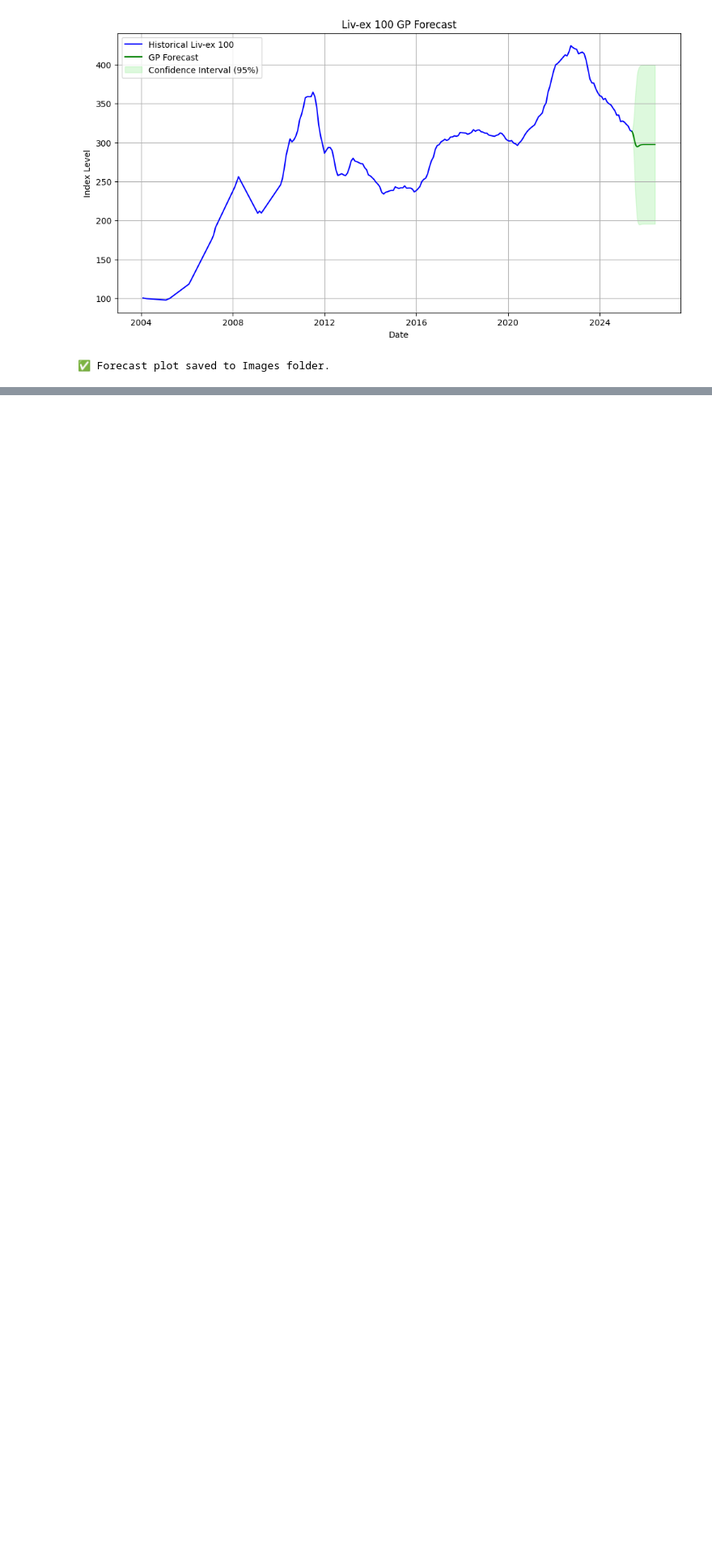
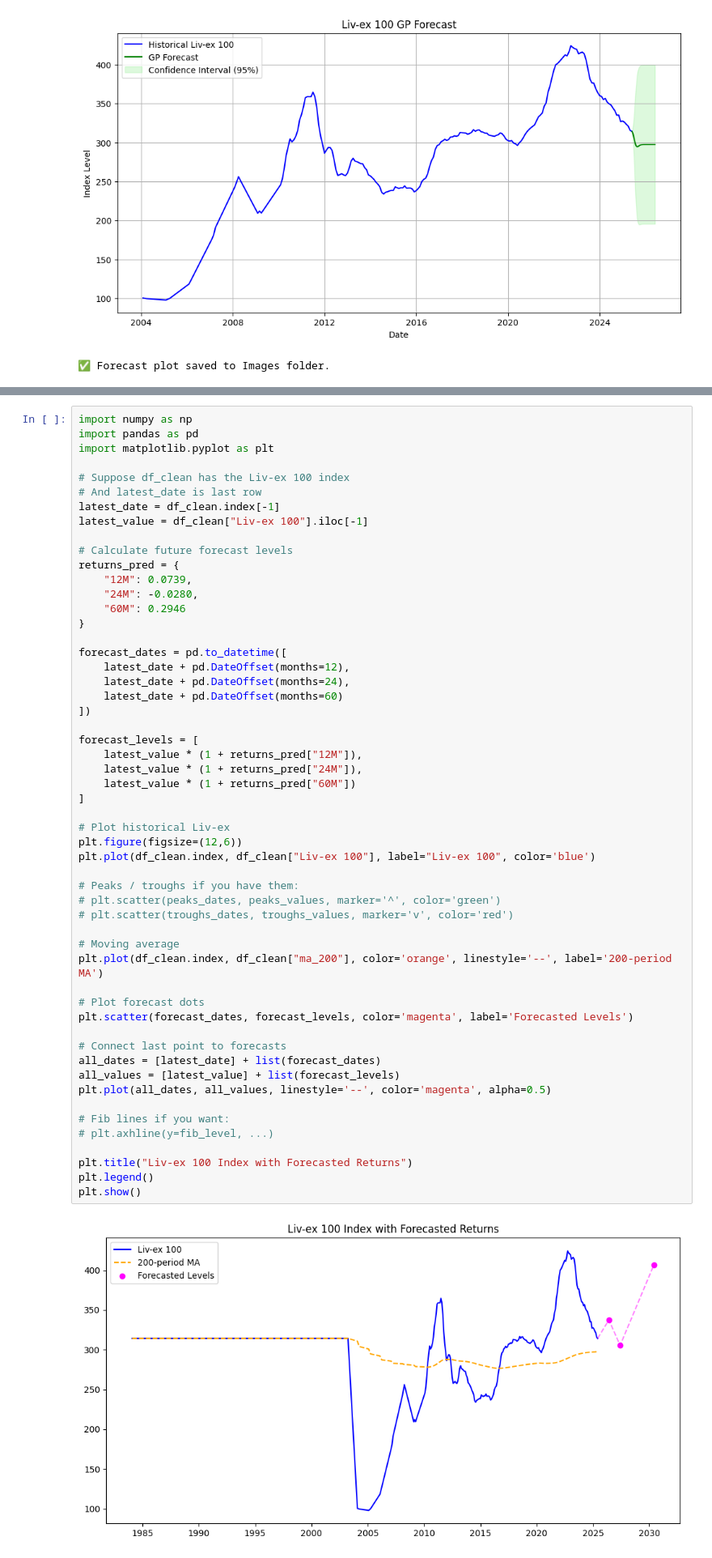
Before and after one commit to PaulRobertH/wine-ml-portfolio, a Jupyter notebook: DP5.ipynb, the cells around one changed output, grey strips where cells are left out. Shown: that part at 81% size. Saved outputs shown, nothing was run; the diff lists cells and outputs as text; blank space fills up the shorter version.

```diff
--- a/DP5.ipynb
+++ b/DP5.ipynb
@@ -121,0 +898,56 @@ print("✅ Forecast plot saved to Images folder.")
+# %%
+import numpy as np
+import pandas as pd
+import matplotlib.pyplot as plt
+
+# Suppose df_clean has the Liv-ex 100 index
+# And latest_date is last row
+latest_date = df_clean.index[-1]
+latest_value = df_clean["Liv-ex 100"].iloc[-1]
+
+# Calculate future forecast levels
+returns_pred = {
+    "12M": 0.0739,
+    "24M": -0.0280,
+    "60M": 0.2946
+}
+
+forecast_dates = pd.to_datetime([
+    latest_date + pd.DateOffset(months=12),
+    latest_date + pd.DateOffset(months=24),
+    latest_date + pd.DateOffset(months=60)
+])
+
+forecast_levels = [
+    latest_value * (1 + returns_pred["12M"]),
+    latest_value * (1 + returns_pred["24M"]),
+    latest_value * (1 + returns_pred["60M"])
+]
+
+# Plot historical Liv-ex
+plt.figure(figsize=(12,6))
+plt.plot(df_clean.index, df_clean["Liv-ex 100"], label="Liv-ex 100", color='blue')
+
+# Peaks / troughs if you have them:
+# plt.scatter(peaks_dates, peaks_values, marker='^', color='green')
+# plt.scatter(troughs_dates, troughs_values, marker='v', color='red')
+
+# Moving average
+plt.plot(df_clean.index, df_clean["ma_200"], color='orange', linestyle='--', label='200-period MA')
+
+# Plot forecast dots
+plt.scatter(forecast_dates, forecast_levels, color='magenta', label='Forecasted Levels')
+
+# Connect last point to forecasts
+all_dates = [latest_date] + list(forecast_dates)
+all_values = [latest_value] + list(forecast_levels)
+plt.plot(all_dates, all_values, linestyle='--', color='magenta', alpha=0.5)
+
+# Fib lines if you want:
+# plt.axhline(y=fib_level, ...)
+
+plt.title("Liv-ex 100 Index with Forecasted Returns")
+plt.legend()
+plt.show()
+# %% [output]
+[figure, added]
```
Also changed, not shown: parts of 26 cells of this notebook.
